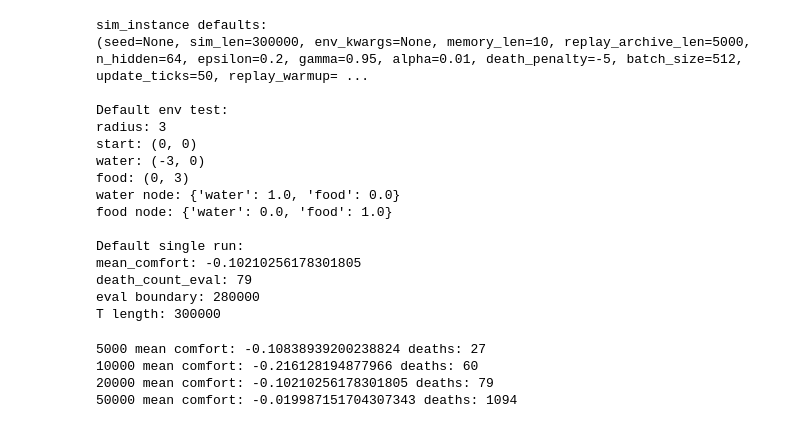
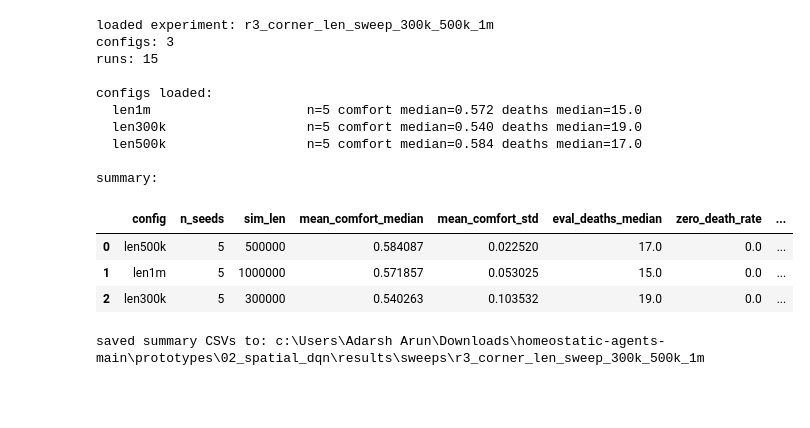
Before and after one commit to AdarshArunEire/homeostatic-agents, a Jupyter notebook: prototypes/02_spatial_dqn/dqn_port.ipynb, the cells around one changed output. Saved outputs shown, nothing was run; the diff lists cells and outputs as text; code cells hidden in the pictures; blank space fills up the shorter version.

```diff
--- a/prototypes/02_spatial_dqn/dqn_port.ipynb
+++ b/prototypes/02_spatial_dqn/dqn_port.ipynb
@@ -30,7 +30,7 @@ def sim_instance(
         batch_size=512,
         update_ticks=50,
         replay_warmup=500,
-        learn_every=50,
+        learn_every=20,
         eval_len=20000,
         check_eval_states=False,
 ):
@@ -1288,55 +1143,3 @@ else:
-# %%
-run = sim_instance(seed=0)
-# %%
-print("sim_instance defaults:")
-print(inspect.signature(sim_instance))
-
-print("\nDefault env test:")
-env = hex_world.HexWorld(radius=3)
-print("radius:", env.radius)
-print("start:", env.start_coord)
-print("water:", env.water_coord)
-print("food:", env.food_coord)
-print("water node:", env.nodes[env.water_coord])
-print("food node:", env.nodes[env.food_coord])
-
-print("\nDefault single run:")
-print("mean_comfort:", run["mean_comfort"])
-print("death_count_eval:", run["death_count_eval"])
-print("eval boundary:", len(run["comfort_T"]) - 20_000 if "comfort_T" in run else "no comfort_T")
-print("T length:", len(run["comfort_T"]) if "comfort_T" in run else "no comfort_T")
-# %% [output]
-sim_instance defaults:
-(seed=None, sim_len=300000, env_kwargs=None, memory_len=10, replay_archive_len=5000, n_hidden=64, epsilon=0.2, gamma=0.95, alpha=0.01, death_penalty=-5, batch_size=512, update_ticks=50, replay_warmup= ...
-
-Default env test:
-radius: 3
-start: (0, 0)
-water: (-3, 0)
-food: (0, 3)
-water node: {'water': 1.0, 'food': 0.0}
-food node: {'water': 0.0, 'food': 1.0}
-
-Default single run:
-mean_comfort: -0.10210256178301805
-death_count_eval: 79
-eval boundary: 280000
-T length: 300000
-# %%
-c = np.asarray(run["comfort_T"])
-d = np.asarray(run["death_T"])
-
-for n in [5_000, 10_000, 20_000, 50_000]:
-    print(
-        n,
-        "mean comfort:", c[-n:].mean(),
-        "deaths:", d[-n:].sum()
-    )
-# %% [output]
-5000 mean comfort: -0.10838939200238824 deaths: 27
-10000 mean comfort: -0.216128194877966 deaths: 60
-20000 mean comfort: -0.10210256178301805 deaths: 79
-50000 mean comfort: -0.019987151704307343 deaths: 1094
 # %%
 #region LOAD SWEEP
 
@@ -1543,8 +1346,8 @@ def make_summary_df(runs_df):
 
         run_time_seconds_mean=("run_time_seconds", "mean"),
         run_time_seconds_median=("run_time_seconds", "median"),
-        ticks_per_second_median=("ticks_per_second", "median"),
-        seconds_per_100k_ticks_median=("seconds_per_100k_ticks", "median"),
+        #ticks_per_second_median=("ticks_per_second", "median"),
+        #seconds_per_100k_ticks_median=("seconds_per_100k_ticks", "median"),
         solved_rate=("solved", solved_rate),
     ).reset_index()
 
@@ -1591,35 +1394,51 @@ def print_sweep_loaded(experiment_name, res, runs_df, summary_df):
             "path_efficiency_median",
             "perfectish_trip_rate_median",
             "solved_rate",
         ]
 
         display(summary_df[display_cols])
 
 
 # -----------------------------
 # load selected experiment
 # -----------------------------
 
 # Uses EXPERIMENT_NAME from the sweep run cell.
 res, manifest = load_sweep(EXPERIMENT_NAME, recompute_metrics=True)
 
 runs_df = make_runs_df(res)
 summary_df = make_summary_df(runs_df)
 runs_df["total_ticks"] = runs_df["sim_len"] + runs_df["eval_len"]
-runs_df["ticks_per_second"] = runs_df["total_ticks"] / runs_df["run_time_seconds"]
-runs_df["seconds_per_100k_ticks"] = runs_df["run_time_seconds"] / (runs_df["total_ticks"] / 100_000)
+#runs_df["ticks_per_second"] = runs_df["total_ticks"] / runs_df["run_time_seconds"]
+#runs_df["seconds_per_100k_ticks"] = runs_df["run_time_seconds"] / (runs_df["total_ticks"] / 100_000)
 
 print_sweep_loaded(EXPERIMENT_NAME, res, runs_df, summary_df)
 
 
 # Optional: save CSV summaries beside the sweep
 out = sweep_dir(EXPERIMENT_NAME)
 runs_df.to_csv(out / "runs_df.csv", index=False)
 summary_df.to_csv(out / "summary_df.csv", index=False)
 
 print(f"\nsaved summary CSVs to: {out}")
 
 #endregion
+# %% [output]
+loaded experiment: r3_corner_len_sweep_300k_500k_1m
+configs: 3
+runs: 15
+
+configs loaded:
+  len1m                    n=5 comfort median=0.572 deaths median=15.0
+  len300k                  n=5 comfort median=0.540 deaths median=19.0
+  len500k                  n=5 comfort median=0.584 deaths median=17.0
+
+summary:
+|  | config | n_seeds | sim_len | mean_comfort_median | mean_comfort_std | eval_deaths_median | zero_death_rate | ... |
+| 0 | len500k | 5 | 500000 | 0.584087 | 0.022520 | 17.0 | 0.0 | ... |
+| 1 | len1m | 5 | 1000000 | 0.571857 | 0.053025 | 15.0 | 0.0 | ... |
+| 2 | len300k | 5 | 300000 | 0.540263 | 0.103532 | 19.0 | 0.0 | ... |
+saved summary CSVs to: c:\Users\Adarsh Arun\Downloads\homeostatic-agents-main\prototypes\02_spatial_dqn\results\sweeps\r3_corner_len_sweep_300k_500k_1m
 # %%
 #region PLOT INIT
 
```
Also changed, not shown: parts of 5 cells of this notebook, 23 other files.
